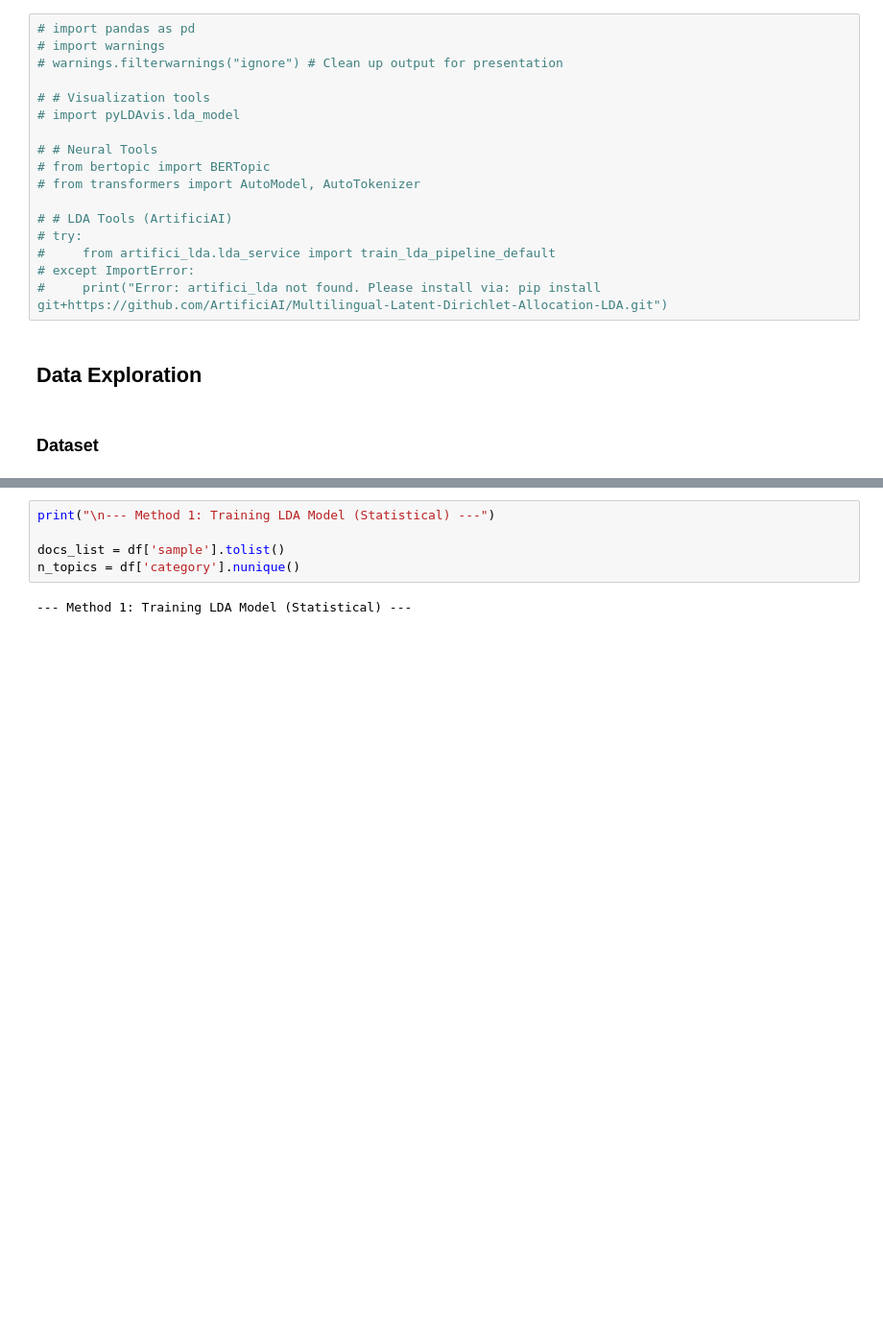
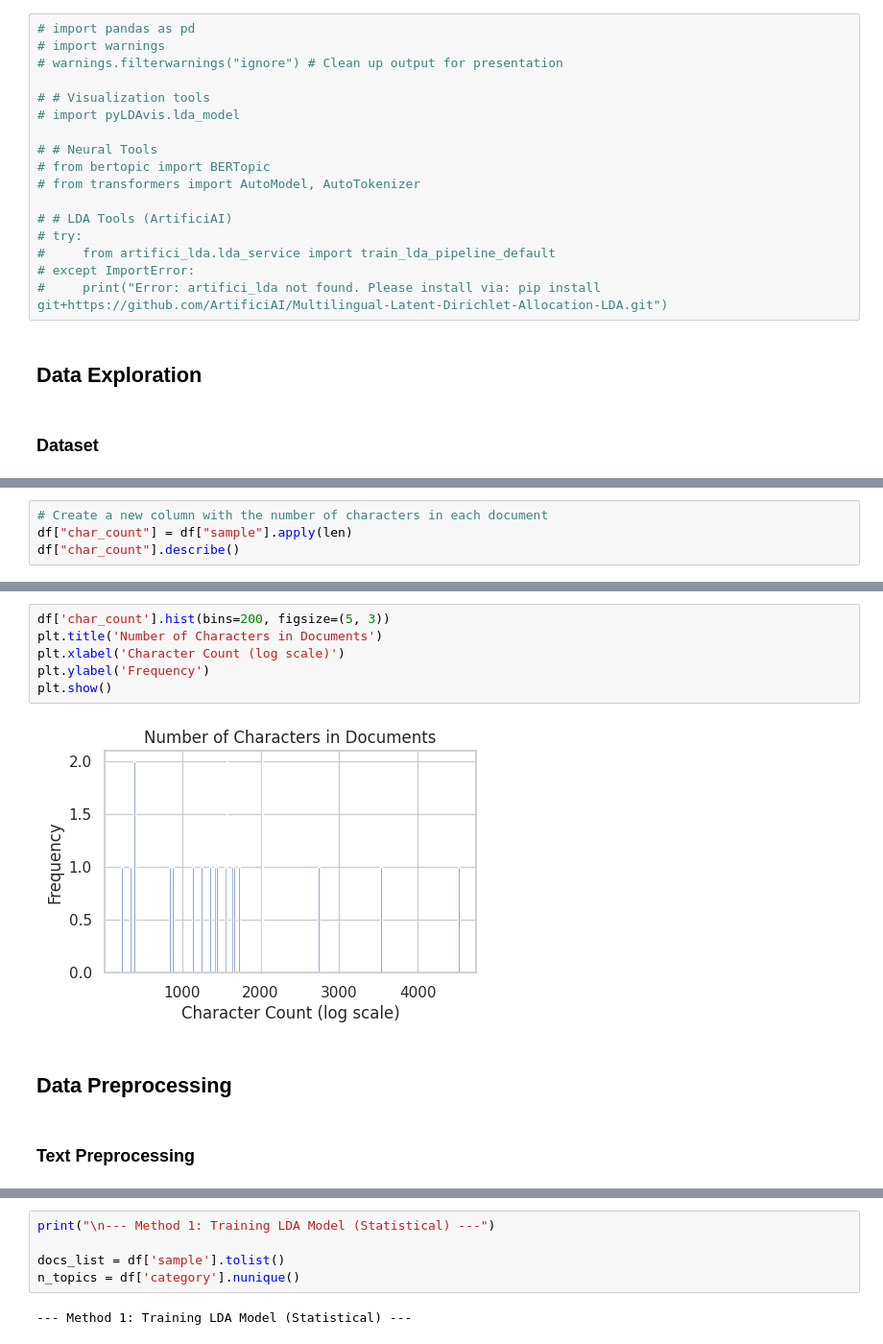
Before and after one commit to adrianstanea/NLP-Topic-Modeling, a Jupyter notebook: notebooks/01-data-exploration.ipynb, the cells around one changed output, grey strips where cells are left out. Shown at 96% size. Cells and saved outputs as stored; diff of their text form; blank space fills up the shorter version.

```diff
--- a/notebooks/01-data-exploration.ipynb
+++ b/notebooks/01-data-exploration.ipynb
@@ -97,0 +138,4 @@ Text: În cadrul unei întâlnirii a $NE$ de $NE$ din $NE$ $NE$ $NE$ şefii mari
+# %%
+# Create a new column with the number of characters in each document
+df["char_count"] = df["sample"].apply(len)
+df["char_count"].describe()
@@ -97,0 +152,12 @@ Text: În cadrul unei întâlnirii a $NE$ de $NE$ din $NE$ $NE$ $NE$ şefii mari
+# %%
+df['char_count'].hist(bins=200, figsize=(5, 3))
+plt.title('Number of Characters in Documents')
+plt.xlabel('Character Count (log scale)')
+plt.ylabel('Frequency')
+plt.show()
+# %% [output]
+[figure, added]
+# %% [markdown]
+## Data Preprocessing
+# %% [markdown]
+### Text Preprocessing
```
Also changed, not shown: parts of 19 cells of this notebook, 4 other files.
